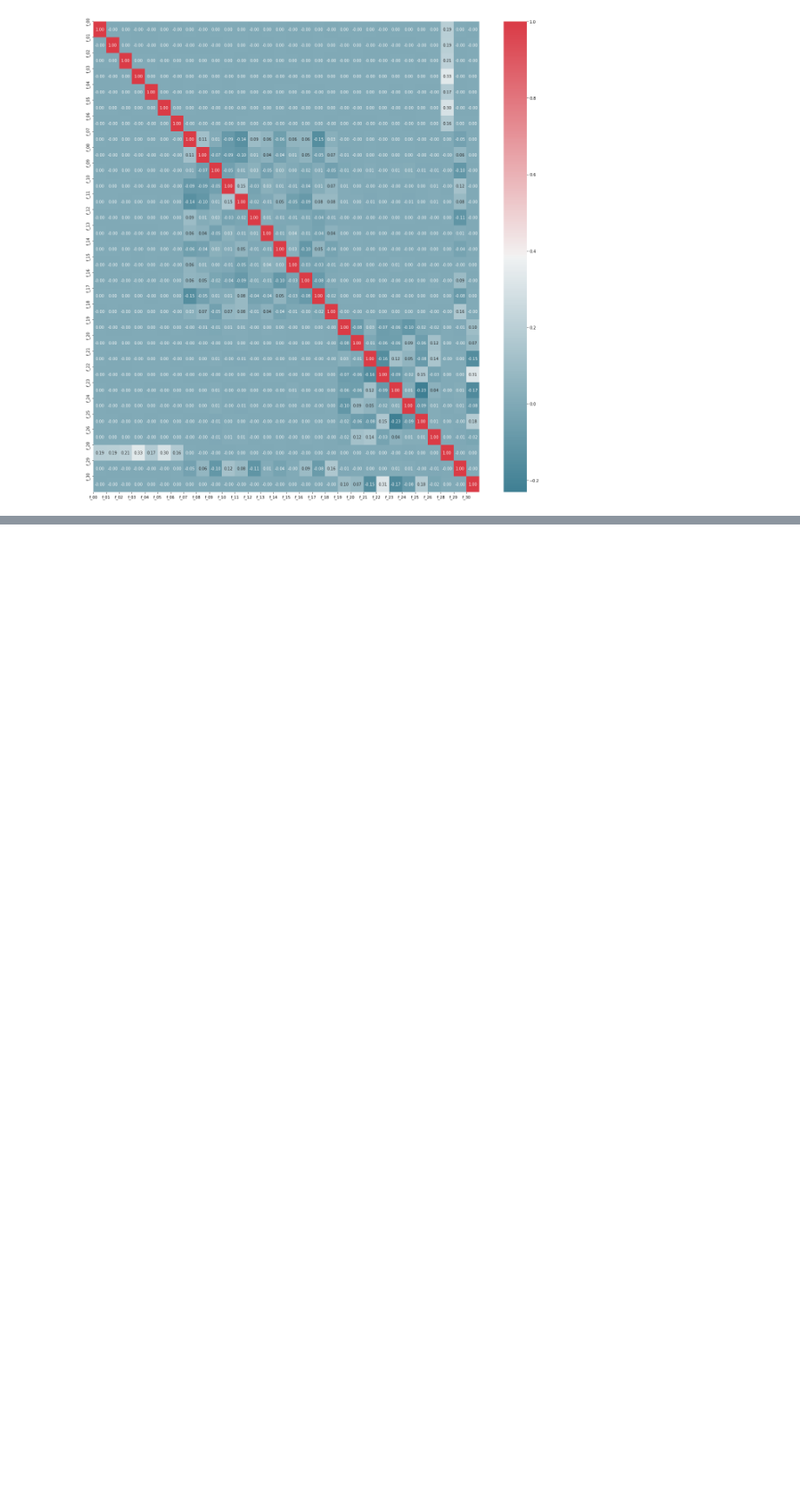
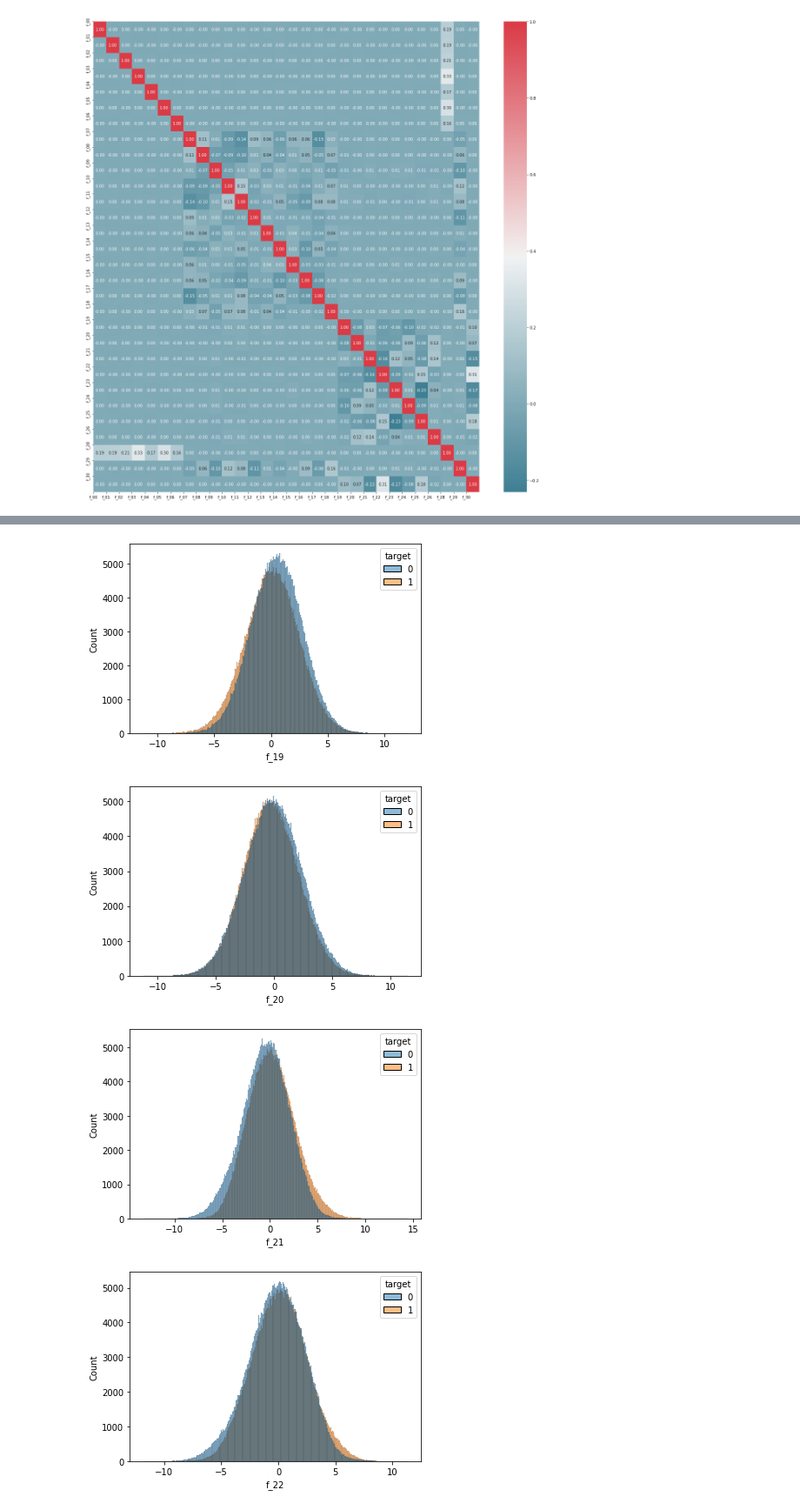
Before and after one commit to antgobar/kaggle_tabular_playground_2022_05, a Jupyter notebook: eda_vis.ipynb, the cells around one changed output, grey strips where cells are left out. Shown at 87% size. Saved outputs shown, nothing was run; the diff lists cells and outputs as text; code cells hidden in the pictures; blank space fills up the shorter version.

```diff
--- a/eda_vis.ipynb
+++ b/eda_vis.ipynb
@@ -37,6 +37,3 @@ f_29        int64
 f_30        int64
 target      int64
 dtype: object
-# %%
-for col in train_numeric_df.columns:
-    sns.scatterplot(x=train_numeric_df[col], y = train_df["target"])
@@ -77,0 +71,13 @@ f
+# %%
+sample_cols = df[['f_19', 'f_20', 'f_21', 'f_22', 'f_23', 'f_24', 'target']]
+
+# sns.histplot(data=penguins, x="flipper_length_mm", hue="species")
+# %%
+for col in sample_cols:
+    sns.histplot(data=sample_cols, x=col, hue="target")
+    plt.show()
+# %% [output]
+[figure, added]
+[figure, added]
+[figure, added]
+[figure, added]
```
Also changed, not shown: parts of 5 cells of this notebook.
